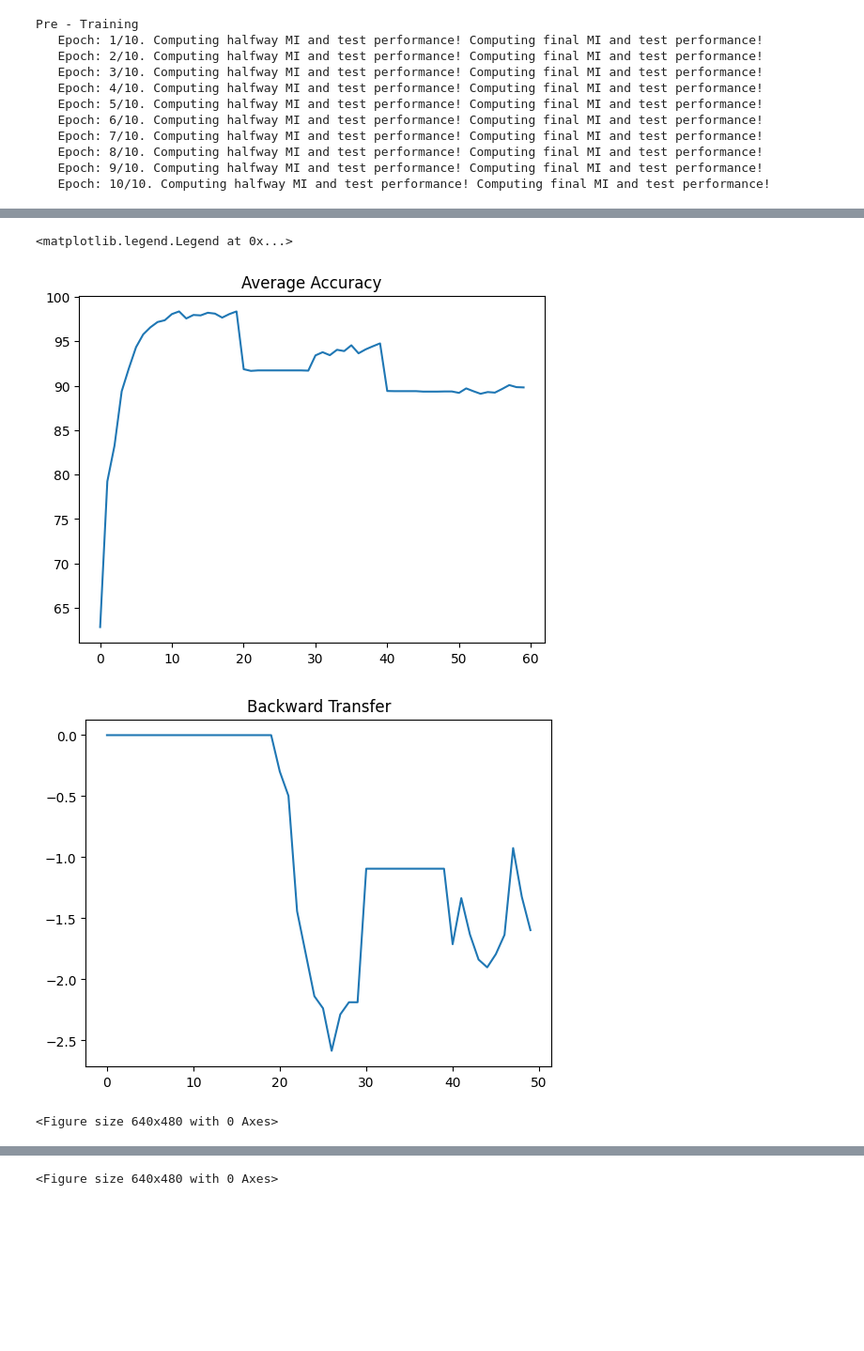
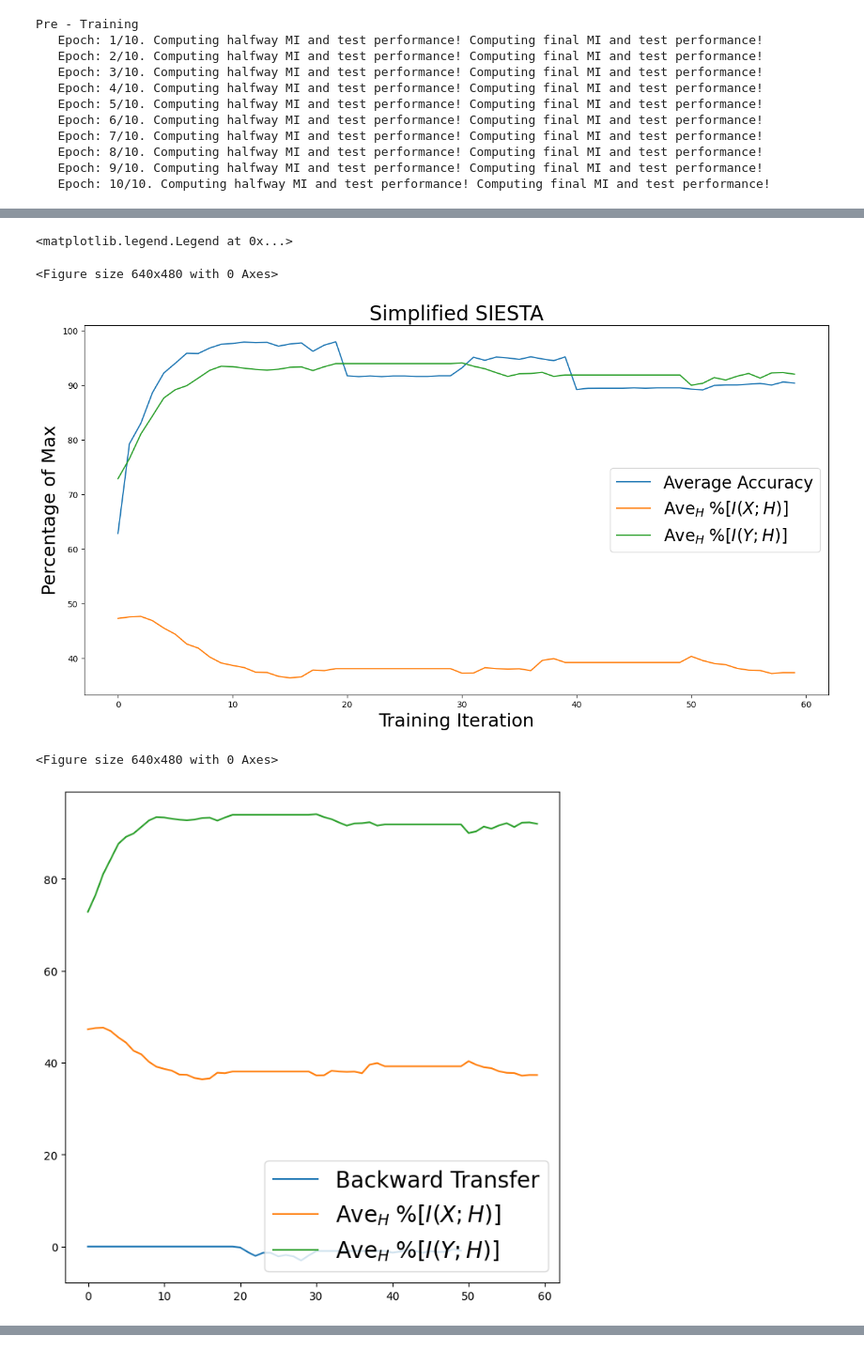
Before and after one commit to prasanthyss/MAT1510_Project-, a Jupyter notebook: rehearsal.ipynb, the cells around one changed output, grey strips where cells are left out. Shown at 94% size. Drawn from its saved outputs; the diff is of its cells as text; code cells hidden in the pictures; blank space fills up the shorter version.

```diff
--- a/rehearsal.ipynb
+++ b/rehearsal.ipynb
@@ -641,29 +657,29 @@ ave_MI_XH_perc = torch.mean(MI_XH_perc, dim=1)
 ave_MI_YH_perc = torch.mean(MI_YH_perc, dim=1)
 # %%
 #@title Make Plots
-plt.figure()
-plt.title("Average Accuracy")
-plt.plot(ave_accuracy)
+plt.rc('axes', titlesize=24)
+plt.rc('legend', fontsize=20)
+plt.rc('axes', labelsize=22)
 
 plt.figure()
-plt.title("Backward Transfer")
-plt.plot(backward_transfer)
-
-plt.figure()
-fig, ax = plt.subplots(figsize=(8, 8))
+fig, ax = plt.subplots(figsize=(16, 8))
 ax.plot(ave_accuracy, label="Average Accuracy")
 ax.plot(ave_MI_XH_perc, label="$\mathrm{Ave}_H \; \%[I(X;H)]$")
 ax.plot(ave_MI_YH_perc, label="$\mathrm{Ave}_H \; \%[I(Y;H)]$")
 plt.legend()
+plt.title("Simplified SIESTA")
+ax.set_xlabel('Training Iteration')
+ax.set_ylabel("Percentage of Max")
 
 plt.figure()
 fig, ax = plt.subplots(figsize=(8, 8))
 ax.plot(backward_transfer, label="Backward Transfer")
 ax.plot(ave_MI_XH_perc, label="$\mathrm{Ave}_H \; \%[I(X;H)]$")
 ax.plot(ave_MI_YH_perc, label="$\mathrm{Ave}_H \; \%[I(Y;H)]$")
 plt.legend()
 # %% [output]
 <matplotlib.legend.Legend at 0x...>
+<Figure size 640x480 with 0 Axes>
-[figure, old version]
+[figure, new version]
+<Figure size 640x480 with 0 Axes>
-[figure, old version]
+[figure, new version]
-<Figure size 640x480 with 0 Axes>
@@ -671 +685,0 @@ plt.legend()
-<Figure size 640x480 with 0 Axes>
```
Also changed, not shown: parts of 5 cells of this notebook, 2 other files.
